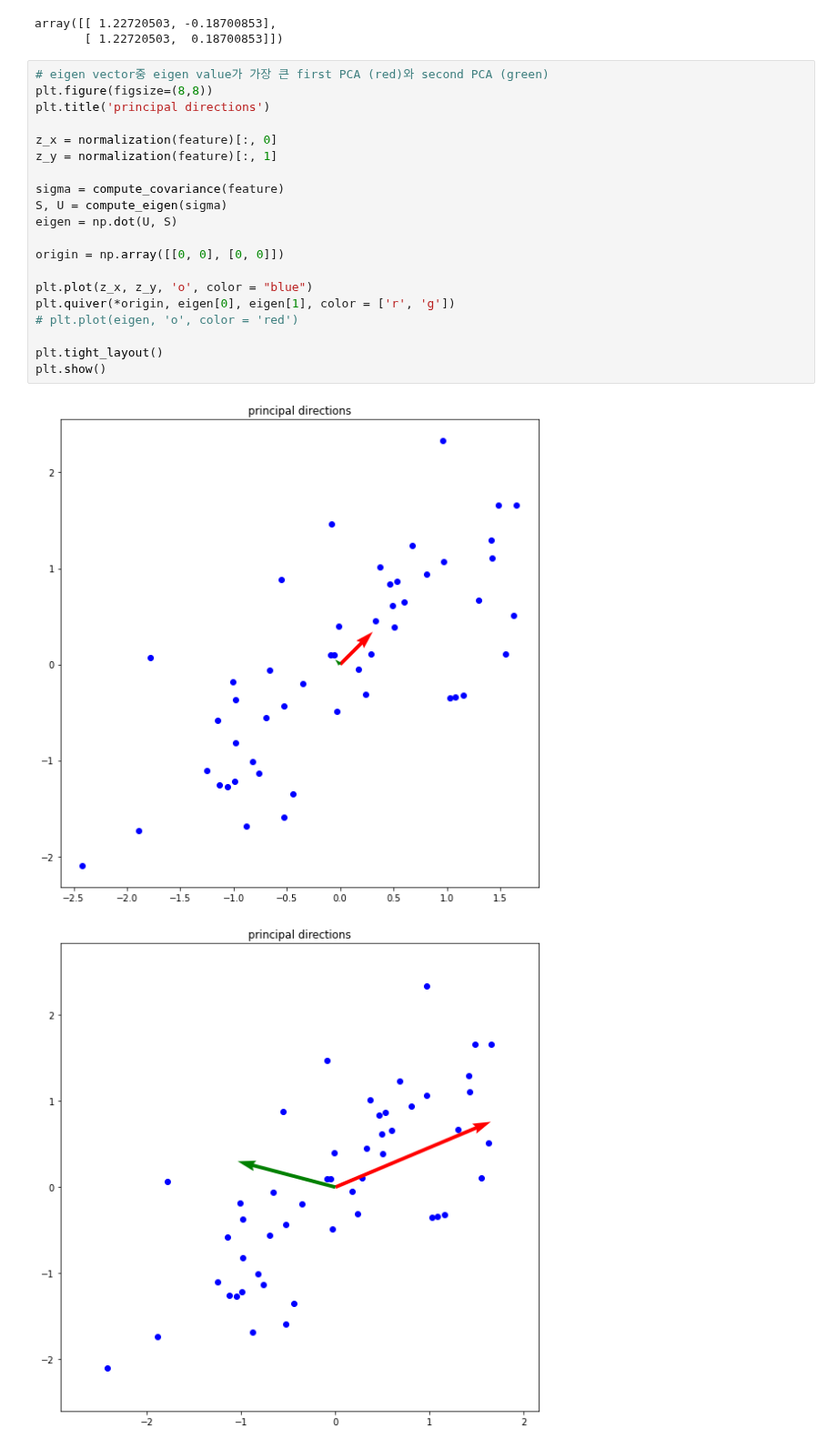
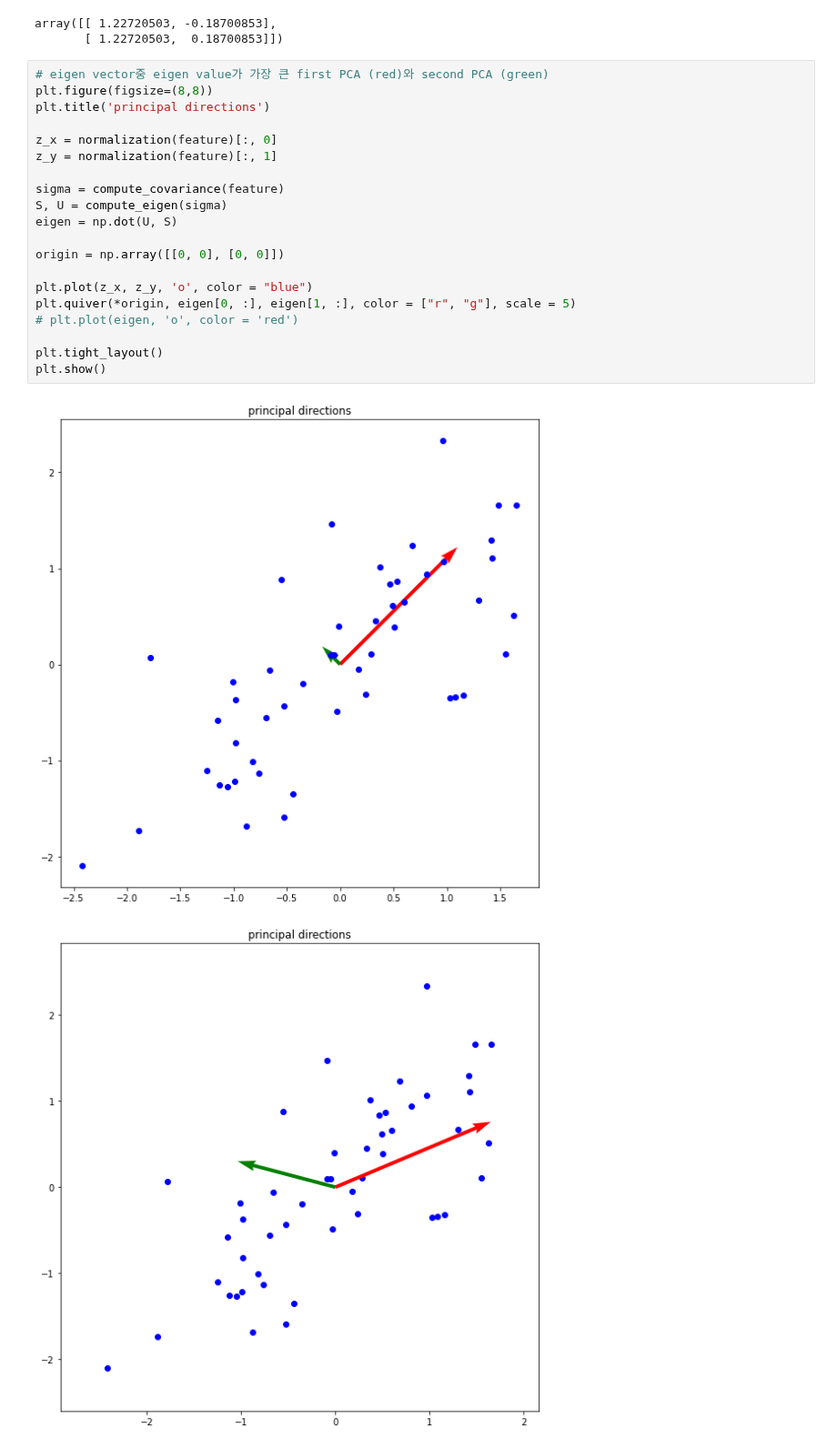
Before and after one commit to leobang17/assignment-machine-learning, a Jupyter notebook: 12/assignment_12.ipynb, the cells around one changed output. Shown at 91% size. Saved outputs shown, nothing was run; the diff lists cells and outputs as text.

```diff
--- a/12/assignment_12.ipynb
+++ b/12/assignment_12.ipynb
@@ -137,25 +137,25 @@ array([[ 1.22720503, -0.18700853],
 # %%
 # eigen vector중 eigen value가 가장 큰 first PCA (red)와 second PCA (green)
 plt.figure(figsize=(8,8))
 plt.title('principal directions')
 
 z_x = normalization(feature)[:, 0]
 z_y = normalization(feature)[:, 1]
 
 sigma = compute_covariance(feature)
 S, U = compute_eigen(sigma)
 eigen = np.dot(U, S)
 
 origin = np.array([[0, 0], [0, 0]])
 
 plt.plot(z_x, z_y, 'o', color = "blue")
-plt.quiver(*origin, eigen[0], eigen[1], color = ['r', 'g'])
+plt.quiver(*origin, eigen[0, :], eigen[1, :], color = ["r", "g"], scale = 5)
 # plt.plot(eigen, 'o', color = 'red')
 
 plt.tight_layout()
 plt.show()
 # %% [output]
-[figure, old version]
+[figure, new version]
 # %%
 # %% [output]
 [figure]
```
Also changed, not shown: parts of 10 cells of this notebook.
